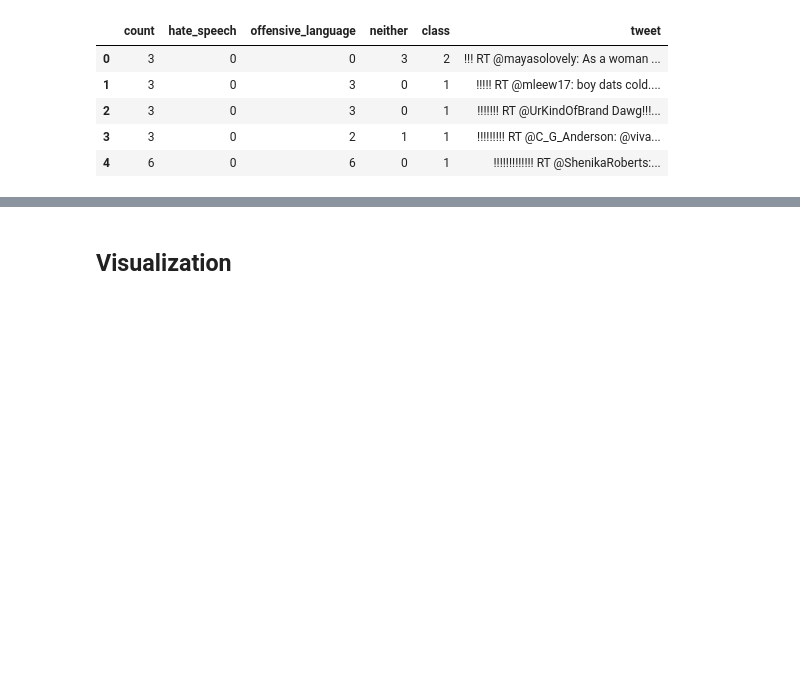
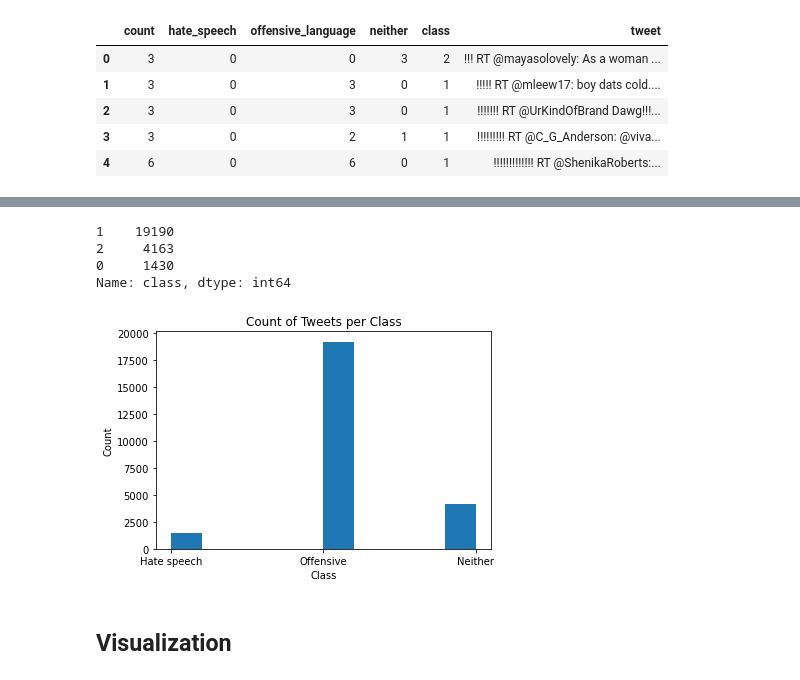
Before and after one commit to Anpan981025/ML_groupproject, a Jupyter notebook: hate_speech_classifier.ipynb, the cells around one changed output, grey strips where cells are left out. Saved outputs shown, nothing was run; the diff lists cells and outputs as text; code cells hidden in the pictures; blank space fills up the shorter version.

```diff
--- a/hate_speech_classifier.ipynb
+++ b/hate_speech_classifier.ipynb
@@ -35,3 +49,21 @@ array([2, 1, 1, ..., 1, 1, 2], dtype=int64)
+# %%
+dataset['class'].value_counts()
+# %% [output]
+1    19190
+2     4163
+0     1430
+Name: class, dtype: int64
+# %%
+plt.hist(dataset['class'],align='mid')
+col_names=['Hate speech','Offensive',"Neither"]
+x_values = np.arange(0, len(col_names))
+plt.xticks(x_values, col_names)
+plt.xlabel('Class')
+plt.ylabel('Count')
+plt.title('Count of Tweets per Class')
+plt.show()
+# %% [output]
+[figure, added]
 # %% [markdown]
 ## Visualization
 # %%
```
Also changed, not shown: parts of 13 cells of this notebook.
